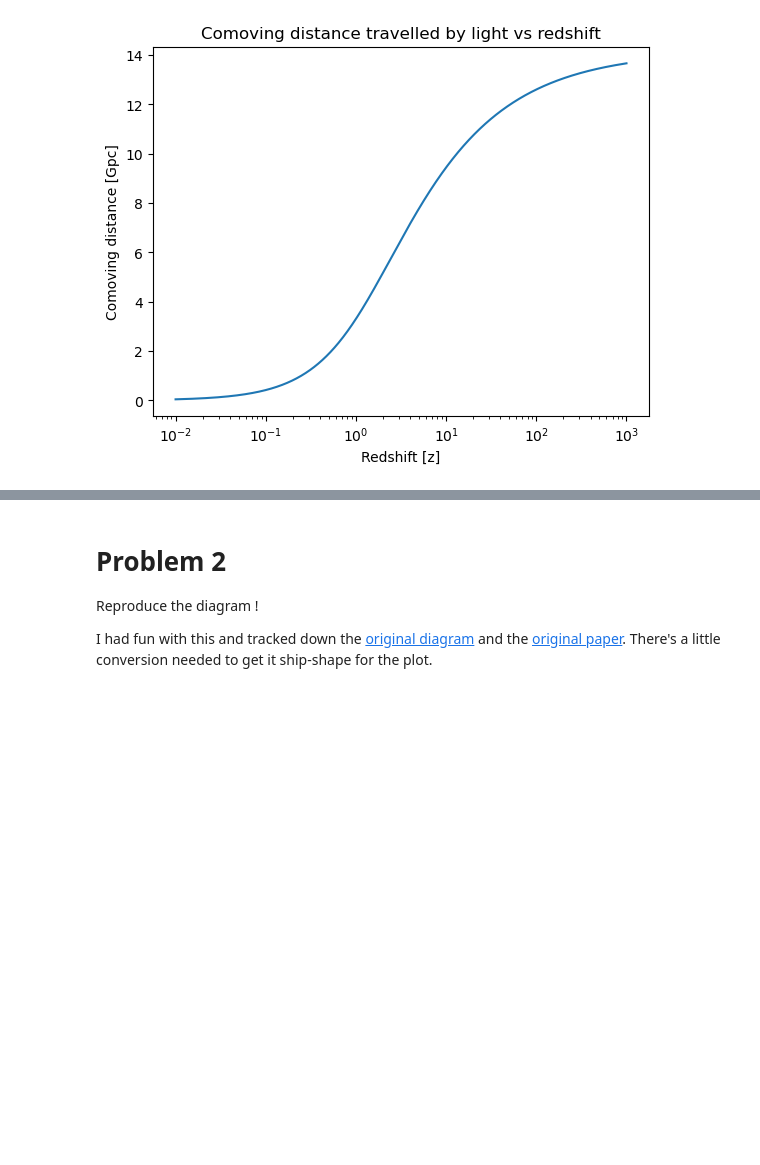
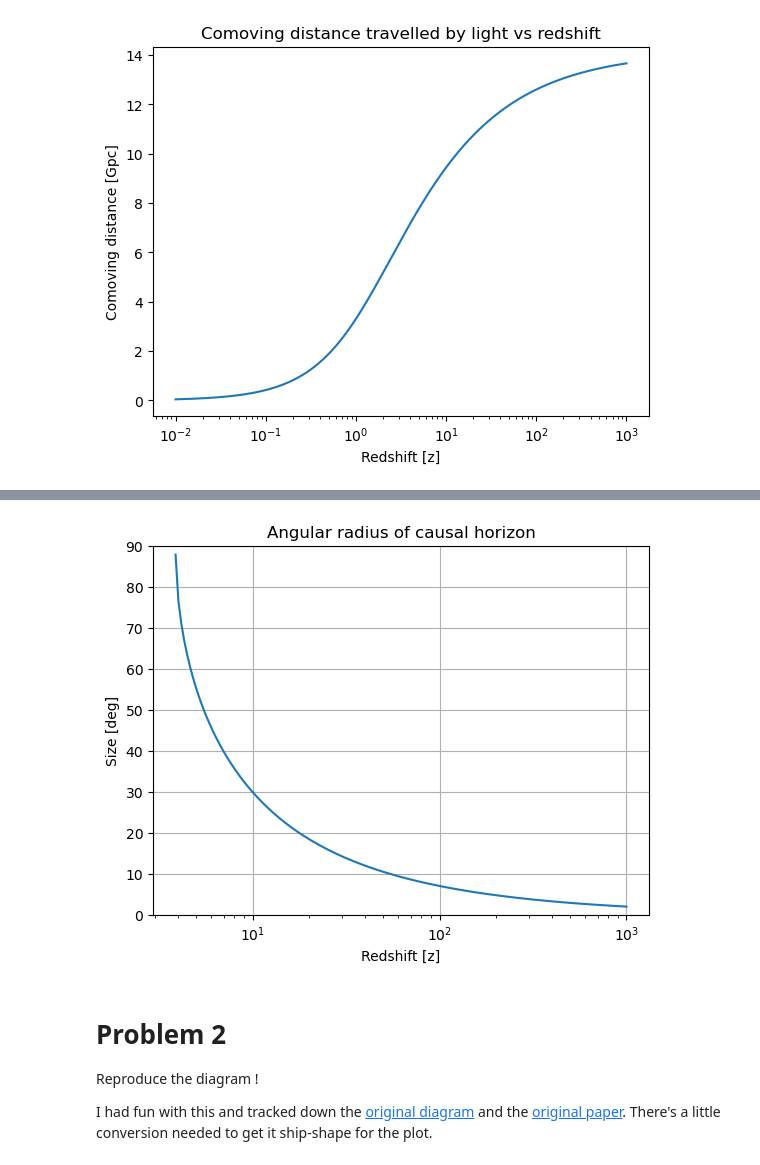
Before and after one commit to mtauraso/Astr-513-cosmology, a Jupyter notebook: 2_distances.ipynb, the cells around one changed output, grey strips where cells are left out. Drawn from its saved outputs; the diff is of its cells as text; code cells hidden in the pictures; blank space fills up the shorter version.

Commit message:
Corrections from class and curiousity about horizons

```diff
--- a/2_distances.ipynb
+++ b/2_distances.ipynb
@@ -94,0 +87,22 @@ Angle subtended by the Comoving horizon at z=1000 is 3.434 arcmin
+# %%
+# Versions of our Hz and conformal distance formulas that are
+# More cromulent with symbolic calculations
+import sympy
+def Hz_sym(z):
+    h = 70
+    OmegaM = Rational(3, 10)
+    OmegaL = 1 - OmegaM
+    # Not doing radiation and curvature because we don't need it
+    return h*sympy.sqrt(OmegaM * (1+z)**3 + OmegaL)
+
+def Dconf_sym(zinitial, zfinal):
+    z = Symbol("z")
+    lightspeed = 3 * 10**5 # km/s
+    return lightspeed*sympy.integrate(1.0/Hz_sym(z),(z, zinitial, zfinal))
+
+horizon_size_past = Dconf_sym(1000,sympy.oo).evalf() * u.Mpc
+horizon_distance = (comoving_distance[-1]).to(u.Mpc)
+print(f"Distance to comoving horizon: {horizon_distance.to(u.Gpc):.3}")
+print(f"Size of the Comoving horizon at z=1000: {horizon_size_past:.5}")
+print(f"""Angle subtended by the Comoving horizon at z=1000 is {
+    Angle(horizon_size_past/horizon_distance * u.rad, u.deg):.4}""")
@@ -95,3 +117,21 @@ Angle subtended by the Comoving horizon at z=1000 is 3.434 arcmin
+# %%
+# Note this takes a couple minutes to run
+redshift = np.logspace(0, 3, num=200, base=10)
+horizon_size = np.array([Dconf_sym(z, sympy.oo).evalf() for z in redshift]) * u.Mpc
+# %%
+comoving_distance = Dconf(redshift).to(u.Mpc)
+angular_size = np.arcsin(horizon_size/comoving_distance)
+
+fig, ax = plt.subplots(1,1)
+ax.plot(redshift, angular_size.to(u.deg))
+ax.set_title("Angular radius of causal horizon")
+ax.set_xlabel("Redshift [z]")
+ax.set_xscale("log")
+ax.set_ylabel("Size [deg]")
+ax.set_ylim(0,90)
+ax.grid(True)
+# %% [output]
+[figure, added]
 # %% [markdown]
 # Problem 2
 Reproduce the diagram !
```
Also changed, not shown: parts of 4 cells of this notebook.
